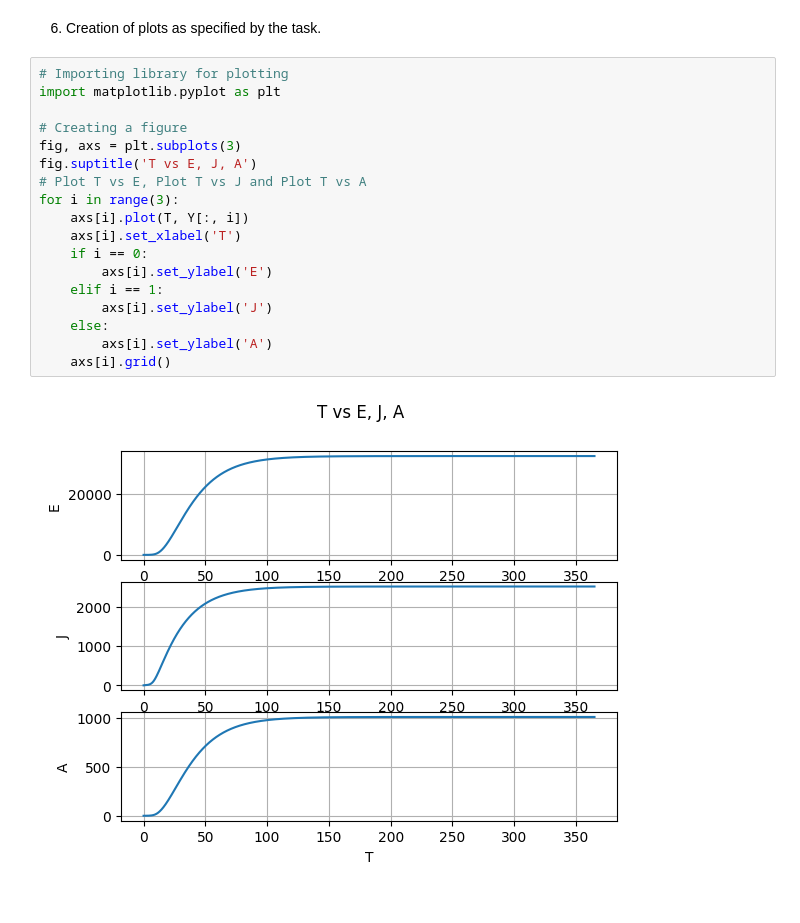
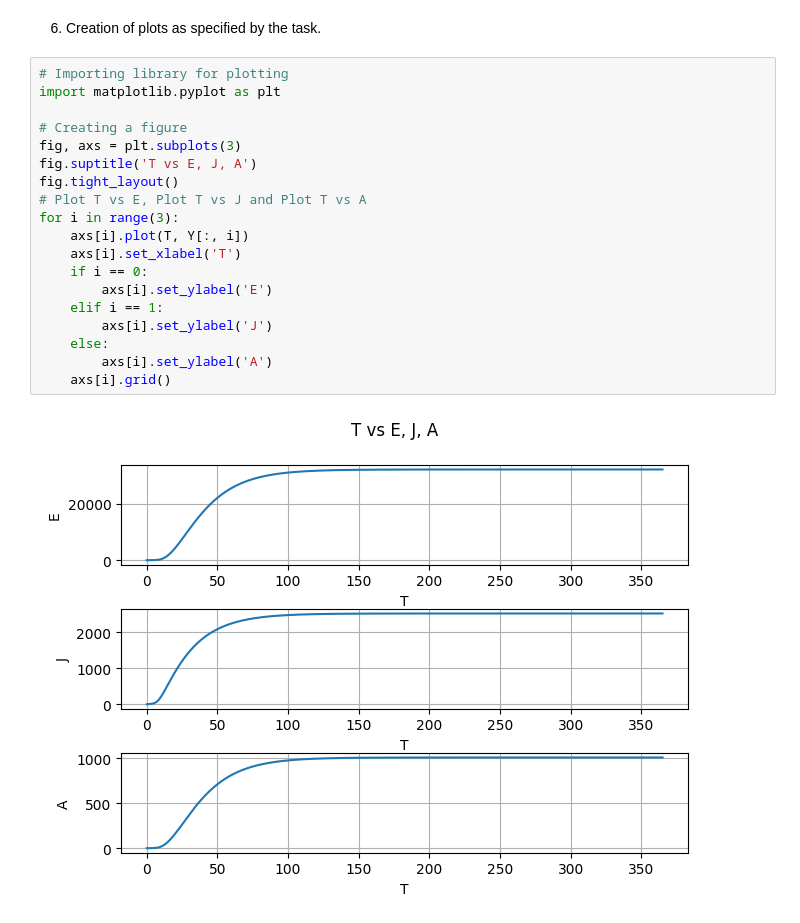
Before and after one commit to jaykarippacheriljacob/VBD_MODE_Interview_Exercise, a Jupyter notebook: task.ipynb, the cells around one changed output. Drawn from its saved outputs; the diff is of its cells as text.

Commit message:
Rev.7 added layouting for better arrangement of the scale and the axis names. Added a readme.md file to explain what has been done.

```diff
--- a/task.ipynb
+++ b/task.ipynb
@@ -66,20 +66,21 @@ for i in range(1, n):
 # %%
 # Importing library for plotting
 import matplotlib.pyplot as plt
 
 # Creating a figure
 fig, axs = plt.subplots(3)
 fig.suptitle('T vs E, J, A')
+fig.tight_layout()
 # Plot T vs E, Plot T vs J and Plot T vs A
 for i in range(3):
     axs[i].plot(T, Y[:, i])
     axs[i].set_xlabel('T')
     if i == 0:
         axs[i].set_ylabel('E')
     elif i == 1:
         axs[i].set_ylabel('J')
     else:
         axs[i].set_ylabel('A')
     axs[i].grid()
 # %% [output]
-[figure, old version]
+[figure, new version]
```
Also changed, not shown: 1 other file.
